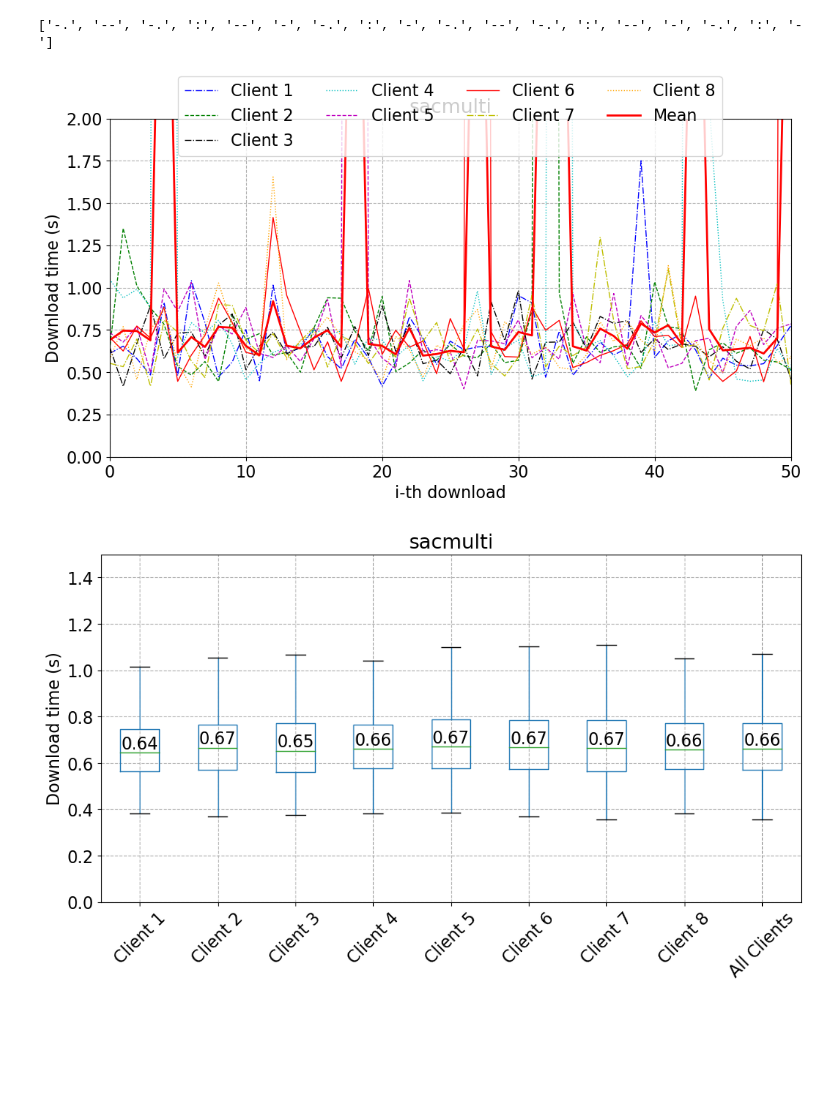
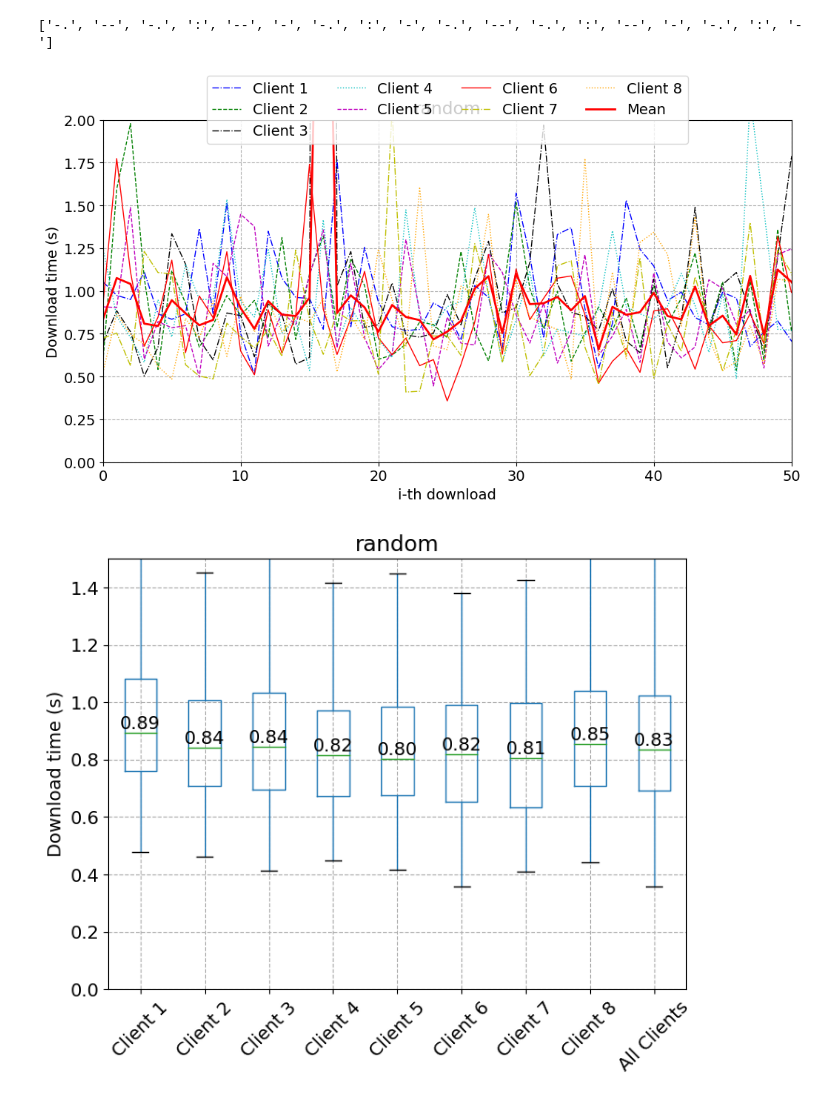
Before and after one commit to quic-vn/mpquic-drl, a Jupyter notebook: simulationFileServer/statistic/plot-multi.ipynb, the cells around one changed output. Cells and saved outputs as stored; diff of their text form; code cells hidden in the pictures; blank space fills up the shorter version.

```diff
--- a/simulationFileServer/statistic/plot-multi.ipynb
+++ b/simulationFileServer/statistic/plot-multi.ipynb
@@ -5,10 +5,10 @@ from scipy.signal import savgol_filter
 
 # Define the number of files to read
 clt = 8
-sch = 'sacmulti'
+sch = 'random'
 
 # Generate file paths based on the number of files (clt)
-file_paths = [f'../output/new50-{clt}-vary/none-{clt}-1MB-0-0-50-15-10-0.9-{sch}-result{i+3}.csv' for i in range(clt)]
+file_paths = [f'../output/new/diff-{clt}/none-{clt}-1MB-0-0-50-15-10-0.9-{sch}-result{i+3}.csv' for i in range(clt)]
 
 # Read all the files into separate dataframes
 data_frames = [pd.read_csv(file, names=['data', 'timestamp']) for file in file_paths]
@@ -18,7 +18,7 @@ for df in data_frames:
     df['data'] = pd.to_numeric(df['data'], errors='coerce')
 
 # Extract the 'data' column from each DataFrame and slice from the 100th row onwards
-data_frames_1 = [df['data'][1:] for df in data_frames]
+data_frames_1 = [df['data'][100:] for df in data_frames]
 
 # Combine the 'data' columns into a single DataFrame
 combined_data = pd.DataFrame({f'file{i+1}': df.reset_index(drop=True) for i, df in enumerate(data_frames_1)})
@@ -31,7 +31,7 @@ combined_data['mean'] = combined_data.mean(axis=1)
 all_clients = pd.DataFrame(combined_data.drop(columns=['mean']).values.flatten(), columns=['all_clients'])
 
 # Plot the combined data
-plt.rcParams.update({'font.size': 16, 'font.family': 'sans-serif'})
+plt.rcParams.update({'font.size': 14, 'font.family': 'sans-serif'})
 plt.figure(figsize=(12, 6))
 
 # Generate legend names, line styles, and colors dynamically based on the number of files (clt)
@@ -50,33 +50,33 @@ plt.title(f'{sch}')
 plt.xlim(0, 50)
 plt.ylim(0, 2)
 plt.legend()
 plt.legend(loc='upper center', bbox_to_anchor=(0.5, 1.15), ncol=clt // 2)
 plt.grid(True, linestyle="--")
 
 # Define custom x-tick labels
 x_tick_labels = [f'Client {i+1}' for i in range(clt)] + ['All Clients']
 
 # Create a new DataFrame for the boxplot
 boxplot_data = combined_data.drop(columns=['mean']).copy()
 boxplot_data = pd.concat([boxplot_data, all_clients], axis=1)
 
 # Plot the boxplot
-plt.figure(figsize=(12, 6))
+plt.figure(figsize=(8, 6))
 boxplot = boxplot_data.boxplot(patch_artist=False, showfliers=False)
 plt.ylabel('Download time (s)')
 plt.title(f'{sch}')
 plt.grid(True, linestyle="--")
 
 # Set custom x-tick labels and rotate them 45 degrees
 plt.xticks(ticks=range(1, len(x_tick_labels) + 1), labels=x_tick_labels, rotation=45)
 plt.ylim(0, 1.5)
 
 medians = boxplot_data.median()
 for i in range(len(medians)):
     plt.text(i + 1, medians[i], f'{medians[i]:.2f}', ha='center', va='bottom', color='black')
 
 plt.show()
 # %% [output]
 ['-.', '--', '-.', ':', '--', '-', '-.', ':', '-', '-.', '--', '-.', ':', '--', '-', '-.', ':', '-']
-[figure, old version]
+[figure, new version]
-[figure, old version]
+[figure, new version]
```
Also changed, not shown: 16 other files.
